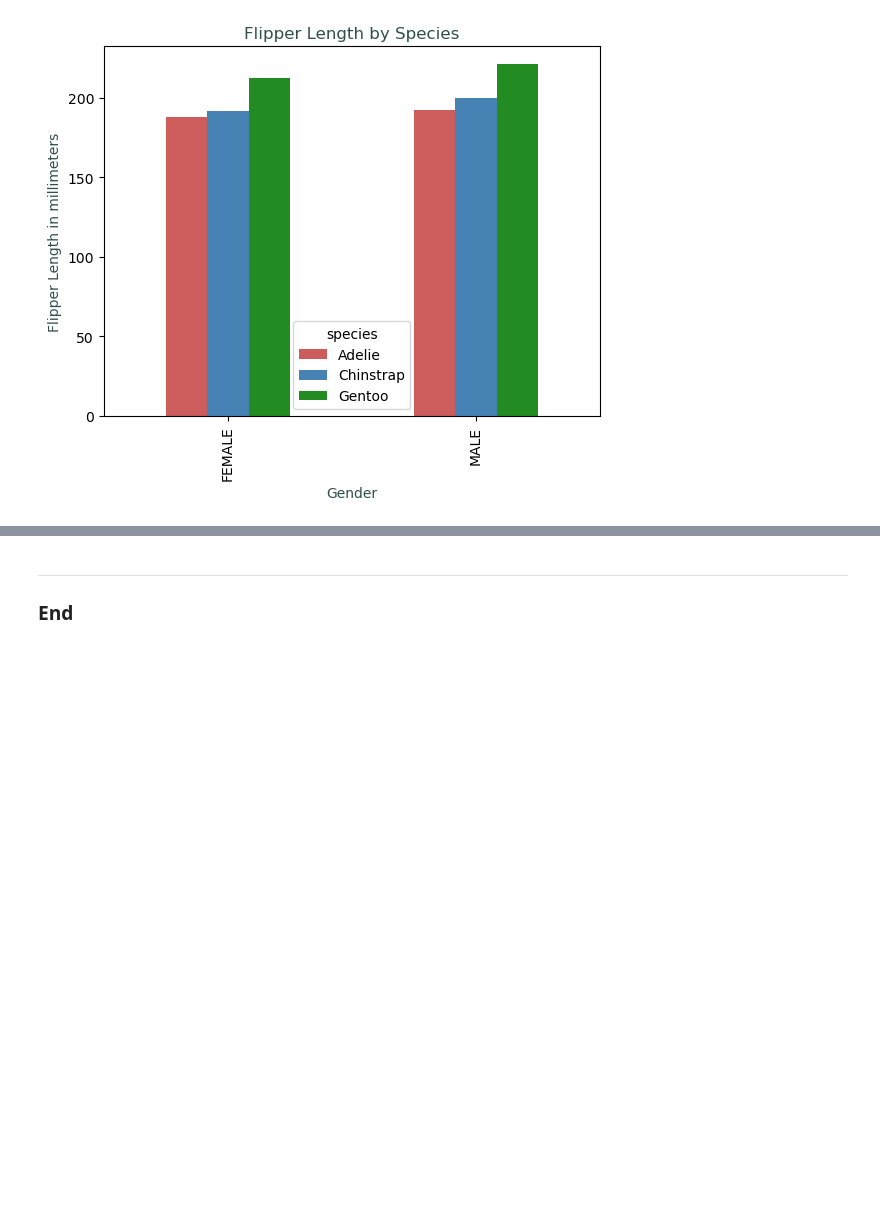
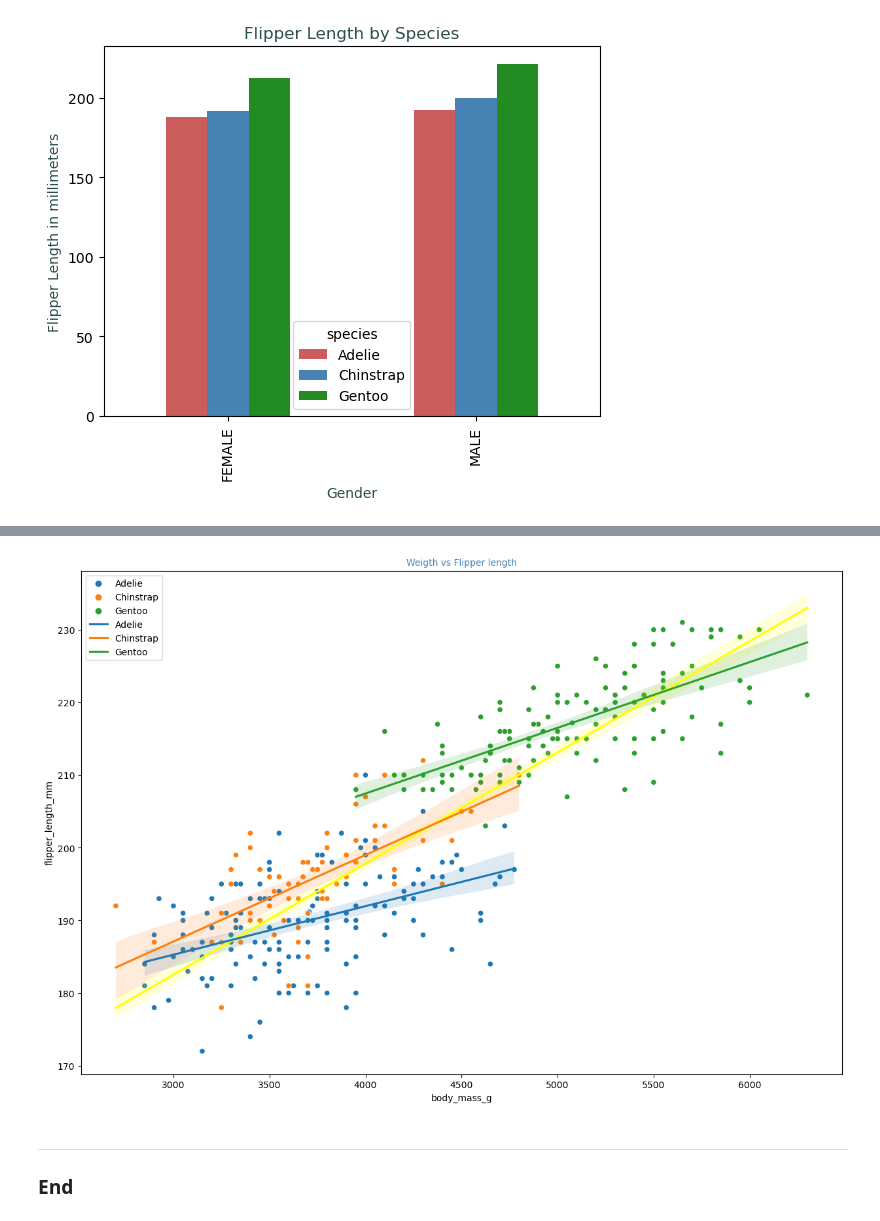
Before and after one commit to UWASIKLK/pda---mywork, a Jupyter notebook: penguins-project.ipynb, the cells around one changed output, grey strips where cells are left out. Saved outputs shown, nothing was run; the diff lists cells and outputs as text; code cells hidden in the pictures; blank space fills up the shorter version.

```diff
--- a/penguins-project.ipynb
+++ b/penguins-project.ipynb
@@ -441,3 +442,25 @@ Text(0.5, 1.0, 'Flipper length vs Weight')
+# %%
+# I created the scatter plot with the trend lines for all data points for each species to be able to see the correlation between the species.
+# I addedd the trend line for all data points combined to show the general overview on data set for specific variables.
+
+plt.figure(figsize=(15,10))
+sns.scatterplot(x='body_mass_g', y='flipper_length_mm', data=penguins, hue='species')
+
+# Add trend lines for all data points
+
+sns.regplot(x='body_mass_g', y='flipper_length_mm', data=penguins, scatter=False, color='yellow')
+
+# Separating the trend lines for each species.
+species_list = penguins['species'].unique()
+for species in species_list:
+    block = penguins[penguins['species'] == species]
+    sns.regplot(x='body_mass_g', y="flipper_length_mm", data=block, scatter=False, label=species)
+
+plt.title("Weigth vs Flipper length", size=10, color ='steelblue')
+plt.legend()
+plt.show()
+# %% [output]
+[figure, added]
 # %% [markdown]
 ***
 
```
Also changed, not shown: parts of 4 cells of this notebook.
